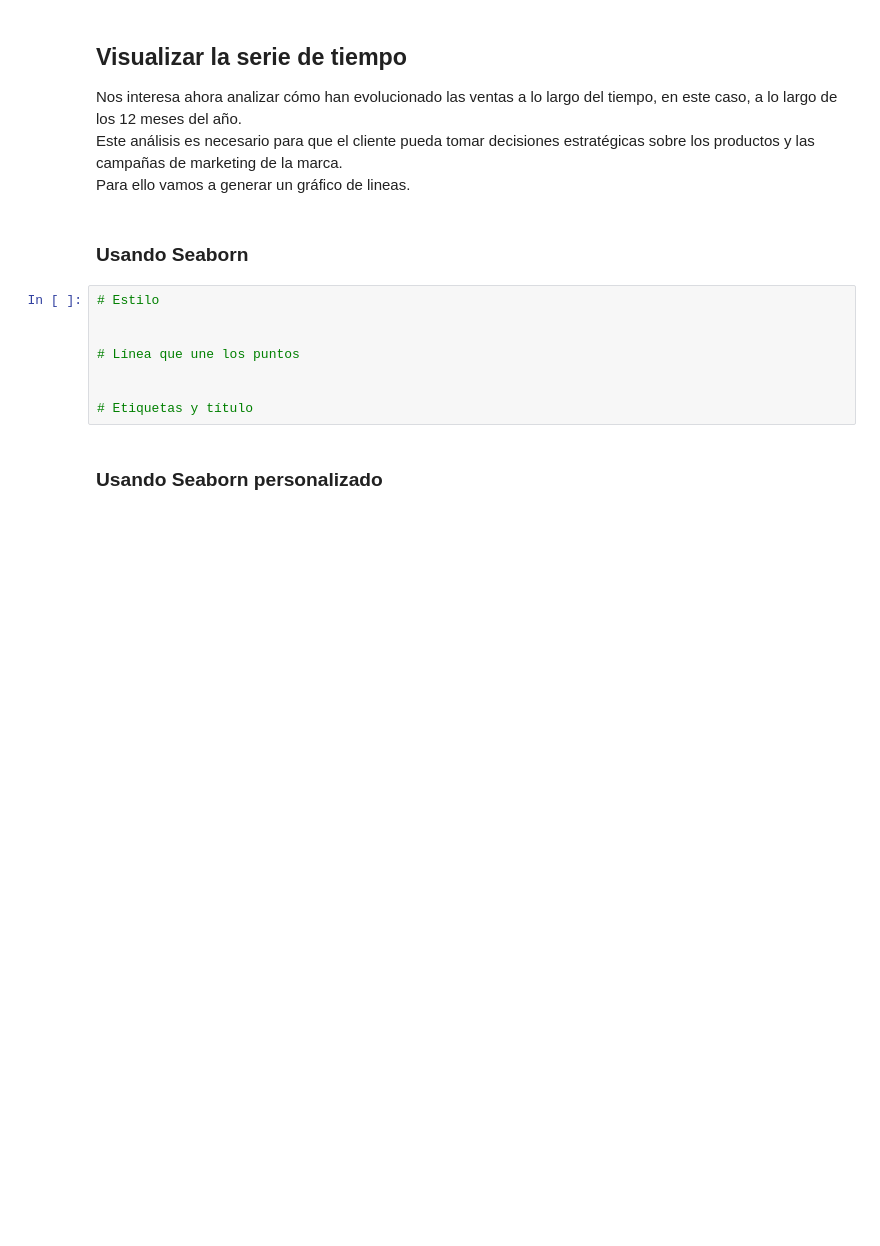
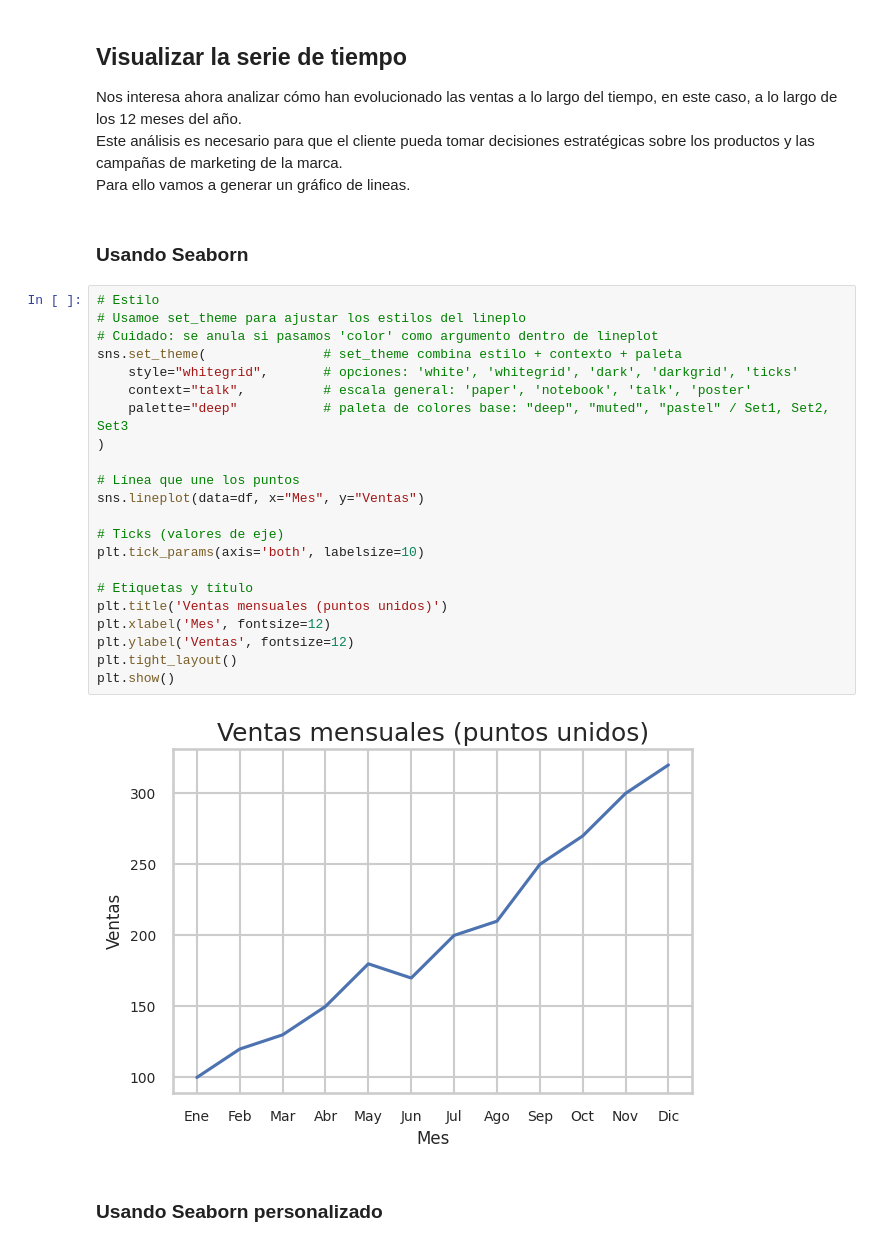
Before and after one commit to v0ltax/TT-2C2025-Data-Analitycs-Notebooks, a Jupyter notebook: _22_Clase_12/Clase_12_visualizacion_series_tiempo.ipynb, the cells around one changed output. Saved outputs shown, nothing was run; the diff lists cells and outputs as text; blank space fills up the shorter version.

```diff
--- a/_22_Clase_12/Clase_12_visualizacion_series_tiempo.ipynb
+++ b/_22_Clase_12/Clase_12_visualizacion_series_tiempo.ipynb
@@ -59,14 +85,30 @@ Este análisis es necesario para que el cliente pueda tomar decisiones estratég
 Para ello vamos a generar un gráfico de lineas.
 # %% [markdown]
 ### Usando Seaborn
-# %%
-# Estilo
-
-
-# Línea que une los puntos
-
-
-# Etiquetas y título
+# %%
+# Estilo
+# Usamoe set_theme para ajustar los estilos del lineplo
+# Cuidado: se anula si pasamos 'color' como argumento dentro de lineplot
+sns.set_theme(               # set_theme combina estilo + contexto + paleta
+    style="whitegrid",       # opciones: 'white', 'whitegrid', 'dark', 'darkgrid', 'ticks'
+    context="talk",          # escala general: 'paper', 'notebook', 'talk', 'poster'
+    palette="deep"           # paleta de colores base: "deep", "muted", "pastel" / Set1, Set2, Set3
+)
+
+# Línea que une los puntos
+sns.lineplot(data=df, x="Mes", y="Ventas")
+
+# Ticks (valores de eje)
+plt.tick_params(axis='both', labelsize=10)
+
+# Etiquetas y título
+plt.title('Ventas mensuales (puntos unidos)')
+plt.xlabel('Mes', fontsize=12)
+plt.ylabel('Ventas', fontsize=12)
+plt.tight_layout()
+plt.show()
+# %% [output]
+[figure, added]
 # %% [markdown]
 ### Usando Seaborn personalizado
 # %% [markdown]
```
Also changed, not shown: parts of 28 cells of this notebook.
